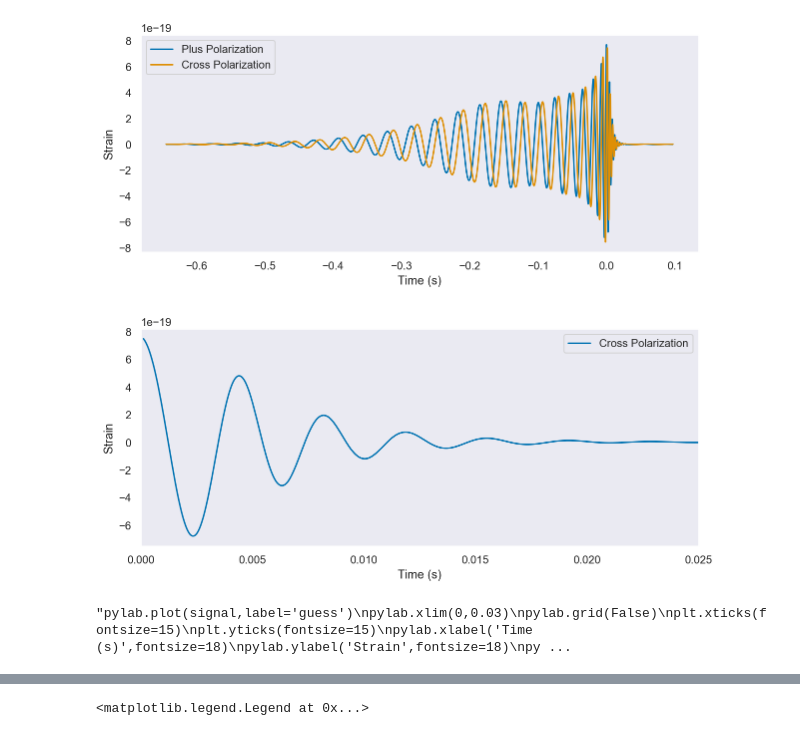
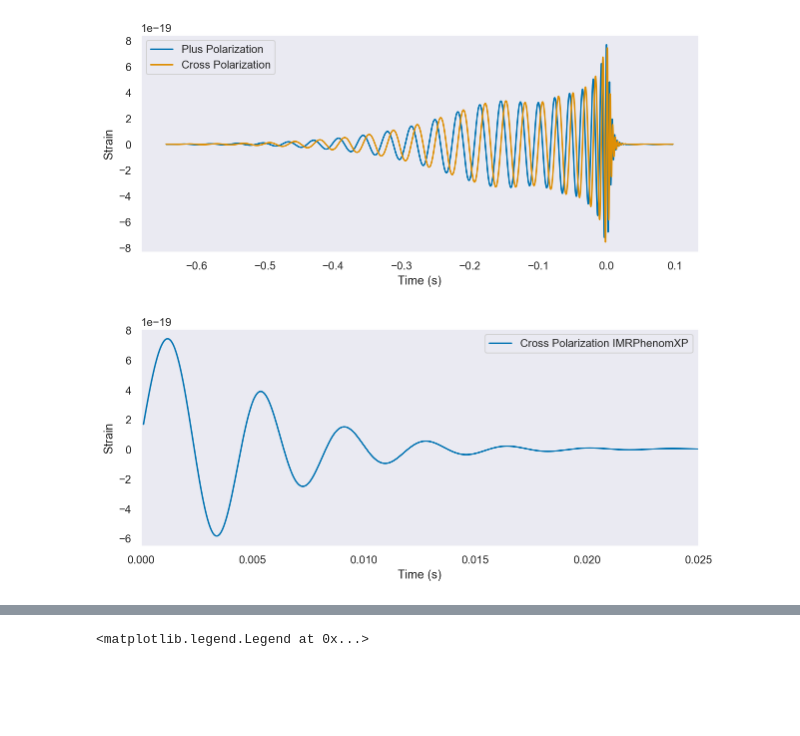
Before and after one commit to rachelmechum/ringdown_qnms, a Jupyter notebook: Almn_fit.ipynb, the cells around one changed output, grey strips where cells are left out. Saved outputs shown, nothing was run; the diff lists cells and outputs as text; code cells hidden in the pictures; blank space fills up the shorter version.

```diff
--- a/Almn_fit.ipynb
+++ b/Almn_fit.ipynb
@@ -37,37 +36,37 @@ cond = hp_smp_ts.crop(0.645,0) #using crop on timeseries sample times
 
 hp_data = TimeSeries(hp, delta_t=1/16384, epoch=0) #turning h+ data into timeseries to use crop
 cond_hp = hp_data.crop(0.645,0) #using crop on timeseries data
 #use cond_hp for the cropped hp data pts!!!!
 #repeating for hx data points
-hc_data = TimeSeries(hp, delta_t=1/16384, epoch=0)
-cond_hc = hp_data.crop(0.645,0)
+hc_data = TimeSeries(hc, delta_t=1/16384, epoch=0)
+cond_hc = hc_data.crop(0.645,0)
 hc_signal = cond_hc.numpy() #turning into ndarray
 
 #plotting full IMR +/x no crop
 pylab.figure(figsize=pylab.figaspect(0.4))
 pylab.plot(hp.sample_times, hp, label='Plus Polarization')
 pylab.plot(hp.sample_times, hc, label='Cross Polarization')
 pylab.xlabel('Time (s)')
 pylab.ylabel('Strain')
 pylab.legend()
 pylab.grid()
 pylab.show()
 
 #plotting cropped sample times and data for plus
 pylab.figure(figsize=pylab.figaspect(0.4))
 #pylab.plot(cond, cond_hp, label='Plus Polarization')
-pylab.plot(cond, cond_hc, label='Cross Polarization')
+pylab.plot(cond, cond_hc, label='Cross Polarization IMRPhenomXP')
 pylab.xlabel('Time (s)')
 pylab.ylabel('Strain')
 pylab.xlim(0, .025)
 pylab.legend()
 pylab.grid()
 pylab.show()
 
 #this waveform generated with masses from GW150914
 # %% [output]
 [figure]
-[figure, old version]
+[figure, new version]
 # %%
 def rngdwn(M,chi,l,m,n,amplitude,phi):
     pylab.figure(figsize=pylab.figaspect(0.4))
@@ -90,14 +89,3 @@ def rngdwn(M,chi,l,m,n,amplitude,phi):
     signal = get_signal(time, **wf_kws)
 
     return signal
-# %%
-'''pylab.plot(signal,label='guess')
-pylab.xlim(0,0.03)
-pylab.grid(False)
-plt.xticks(fontsize=15)
-plt.yticks(fontsize=15)
-pylab.xlabel('Time (s)',fontsize=18)
-pylab.ylabel('Strain',fontsize=18)
-pylab.legend(fontsize=15)'''
-# %% [output]
-"pylab.plot(signal,label='guess')\npylab.xlim(0,0.03)\npylab.grid(False)\nplt.xticks(fontsize=15)\nplt.yticks(fontsize=15)\npylab.xlabel('Time (s)',fontsize=18)\npylab.ylabel('Strain',fontsize=18)\npy ...
```
Also changed, not shown: parts of 18 cells of this notebook.
